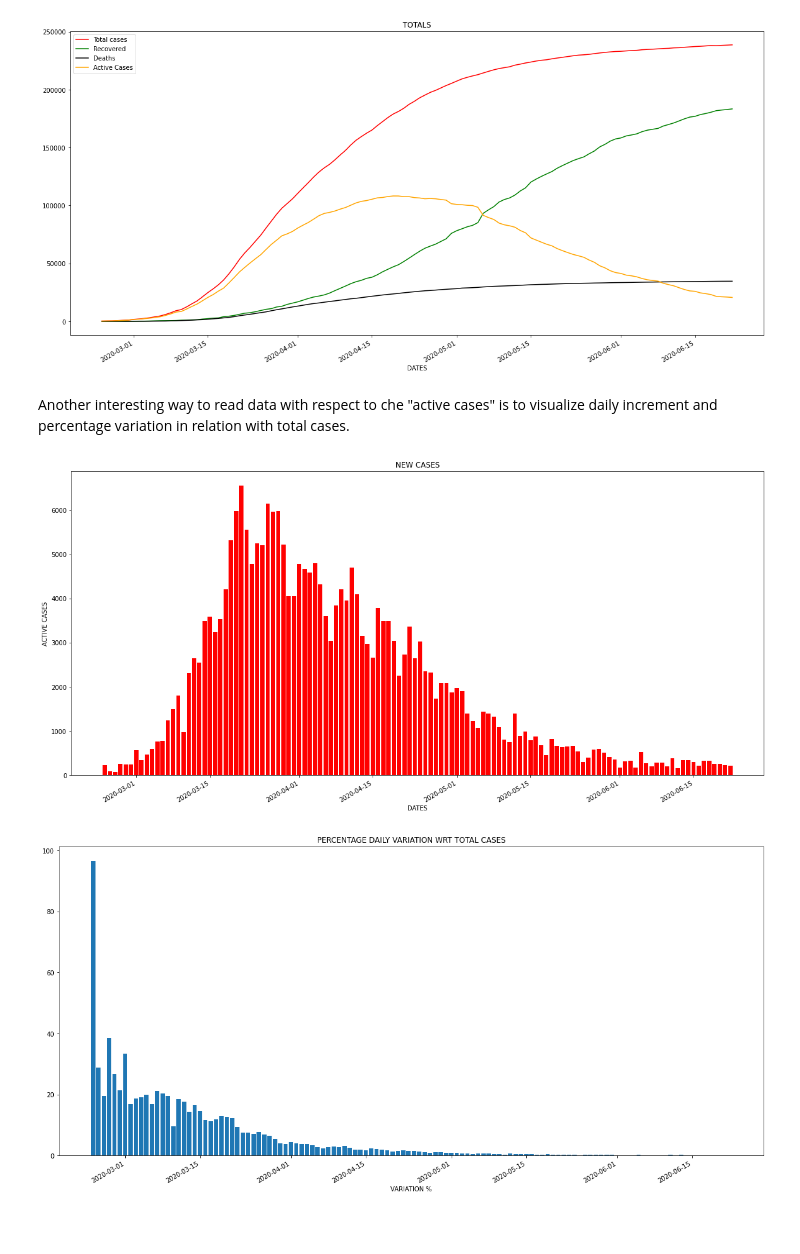
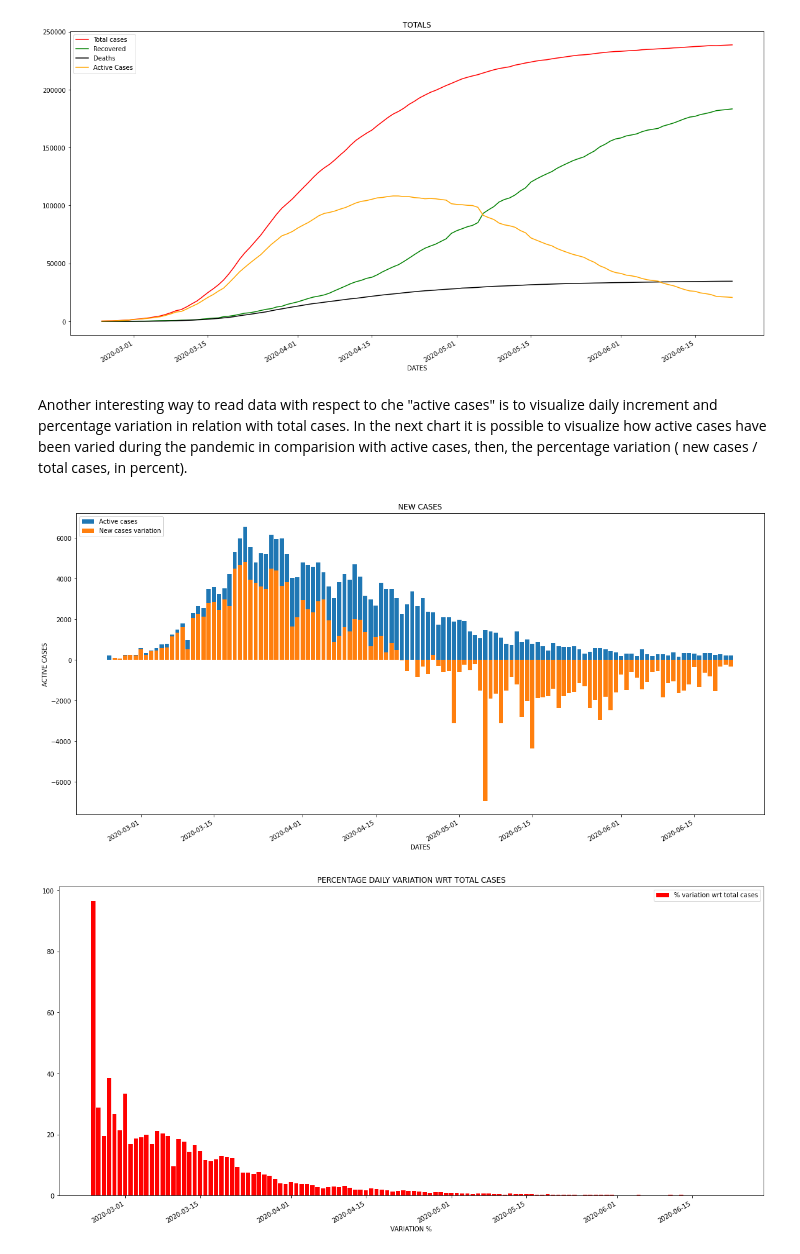
Before and after one commit to pisalore/AAGM_exam, a Jupyter notebook: pandas_exam.ipynb, the cells around one changed output. Drawn from its saved outputs; the diff is of its cells as text; code cells hidden in the pictures; blank space fills up the shorter version.

Commit message:
added snn new cases ripartition

```diff
--- a/pandas_exam.ipynb
+++ b/pandas_exam.ipynb
@@ -81,17 +81,20 @@ are shown below.
 # %%
-dates, total_cases, recovered, deaths, active_cases, new_cases, percentage_variation = [], [], [], [], [], [], []
+dates, total_cases, recovered, deaths, active_cases, new_cases, percentage_variation, cases_variation = [], [], [], [], [], [], [], []
 
 for date_group in dF_regions.groupby(['data']):
-    t, r, d = date_group[1]['totale_casi'].sum(),\
+    t, r, d, nc, vc = date_group[1]['totale_casi'].sum(),\
               date_group[1]['dimessi_guariti'].sum(), \
-              date_group[1]['deceduti'].sum()
+              date_group[1]['deceduti'].sum(),\
+              date_group[1]['nuovi_positivi'].sum(),\
+              date_group[1]['variazione_totale_positivi'].sum()
 
     total_cases.append(t)
     recovered.append(r)
     deaths.append(d)
     active_cases.append(t  - r - d)
-    new_cases.append(date_group[1]['nuovi_positivi'].sum())
-    percentage_variation.append(date_group[1]['nuovi_positivi'].sum() / t * 100)
+    new_cases.append(nc)
+    percentage_variation.append(nc / t * 100)
+    cases_variation.append(vc)
     dates.append(date_group[0].split('T')[0])
 
 x_dates = [dt.datetime.strptime(d,'%Y-%m-%d').date() for d in dates]
@@ -103,7 +106,7 @@ plt.plot(x_dates, deaths, label='Deaths', color="black")
 plt.plot(x_dates, active_cases, label='Active Cases', color="orange")
 ax.set(xlabel='DATES',title='TOTALS')
 plt.legend(loc="upper left")
-fig.savefig("totals_regional.png")
+# fig.savefig("totals_regional.png")
 plt.gcf().autofmt_xdate()
 plt.show()
 # %% [output]
@@ -111,18 +114,24 @@ plt.show()
 # %% [markdown]
 Another interesting way to read data with respect to che "active cases" is to
 visualize daily increment and percentage variation
-in relation with total cases.
+in relation with total cases. In the next chart it is possible to visualize
+how active cases have been varied during the pandemic in comparision with active cases,
+then, the percentage variation ( new cases / total cases, in percent).
 # %%
-fig, ax = plt.subplots(figsize = (20, 10))
-ax.set(xlabel='DATES', YLABEL='ACTIVE CASES',title='NEW CASES')
-ax.bar(x_dates, new_cases, color='red')
+fig1, ax1 = plt.subplots(figsize = (20, 10))
+ax1.set(xlabel='DATES', YLABEL='ACTIVE CASES',title='NEW CASES')
+ax1.bar(x_dates, new_cases, label='Active cases')
+ax1.bar(x_dates, cases_variation, label='New cases variation')
+
+plt.legend(loc="upper left")
 plt.gcf().autofmt_xdate()
 
-fig1, ax1 = plt.subplots(figsize = (20, 10))
-ax1.set(xlabel='VARIATION %', YLABEL='',title='PERCENTAGE DAILY VARIATION WRT TOTAL CASES')
-ax1.bar(x_dates, percentage_variation)
+fig2, ax2 = plt.subplots(figsize = (20, 10))
+ax2.set(xlabel='VARIATION %', YLABEL='',title='PERCENTAGE DAILY VARIATION WRT TOTAL CASES')
+ax2.bar(x_dates, percentage_variation, label='% variation wrt total cases', color='red')
+plt.legend(loc="upper right")
 plt.gcf().autofmt_xdate()
 plt.show()
 # %% [output]
-[figure, old version]
+[figure, new version]
-[figure, old version]
+[figure, new version]
```
Also changed, not shown: parts of 4 cells of this notebook.
